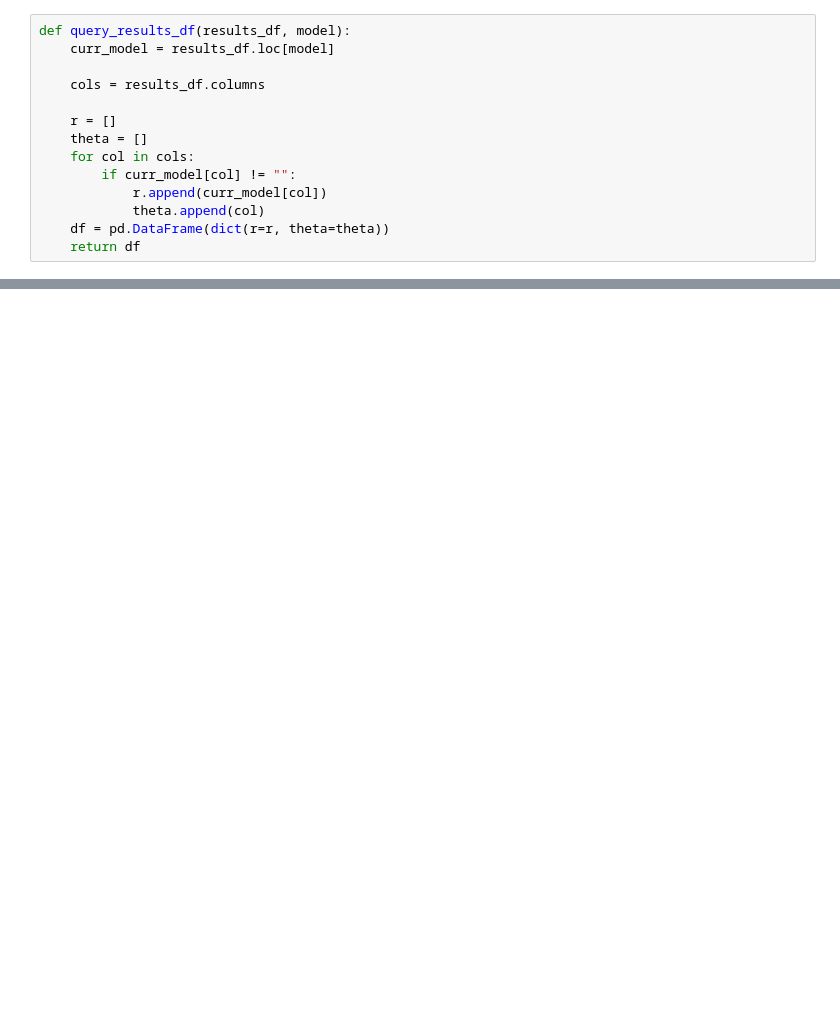
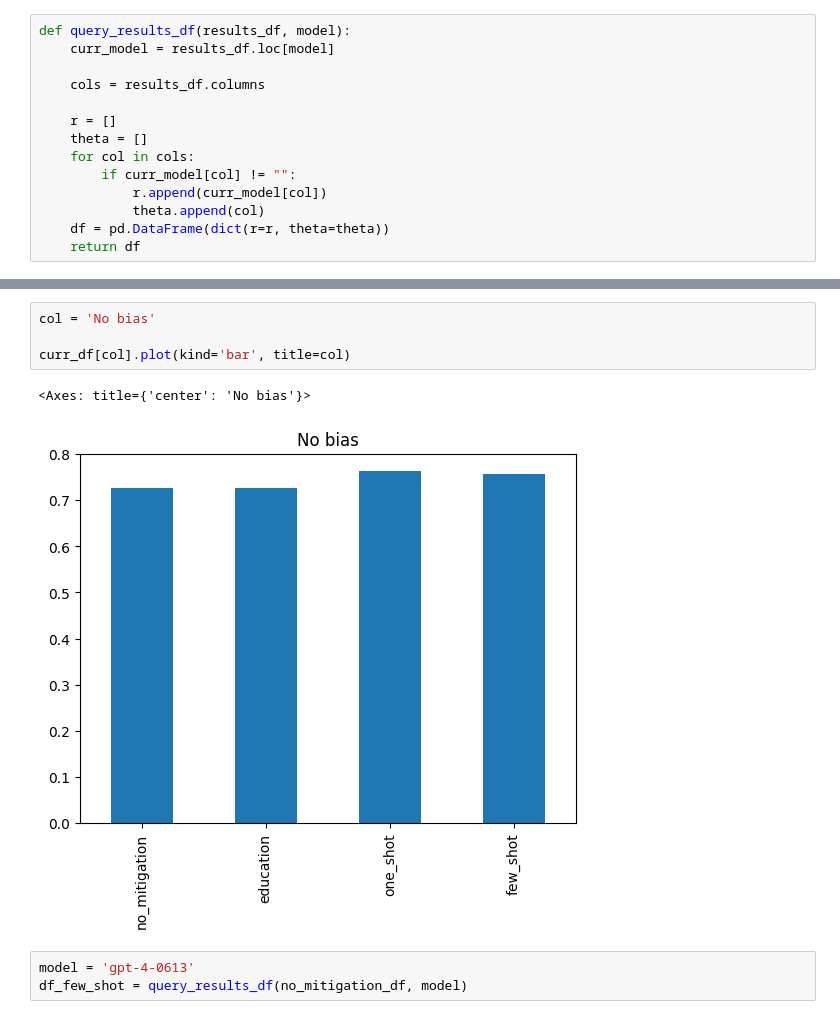
Before and after one commit to carlwharris/cog-bias-med-LLMs, a Jupyter notebook: radar_plots.ipynb, the cells around one changed output, grey strips where cells are left out. Drawn from its saved outputs; the diff is of its cells as text; blank space fills up the shorter version.

```diff
--- a/radar_plots.ipynb
+++ b/radar_plots.ipynb
@@ -68,0 +224,10 @@ def query_results_df(results_df, model):
+# %%
+col = 'No bias'
+
+curr_df[col].plot(kind='bar', title=col)
+# %% [output]
+<Axes: title={'center': 'No bias'}>
+[figure, added]
+# %%
+model = 'gpt-4-0613'
+df_few_shot = query_results_df(no_mitigation_df, model)
```
Also changed, not shown: parts of 15 cells of this notebook, 31 other files.
